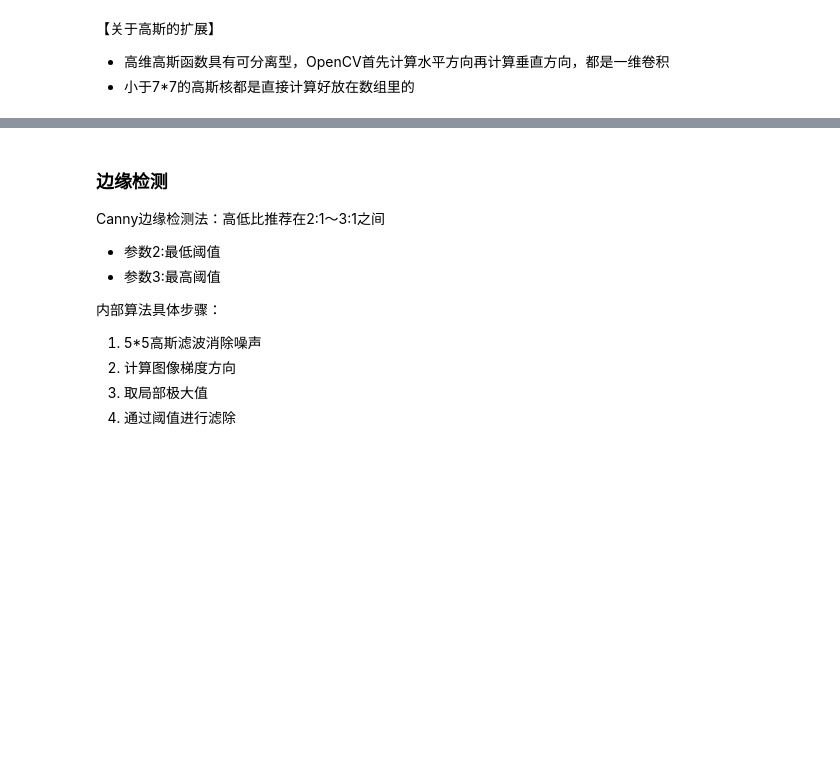
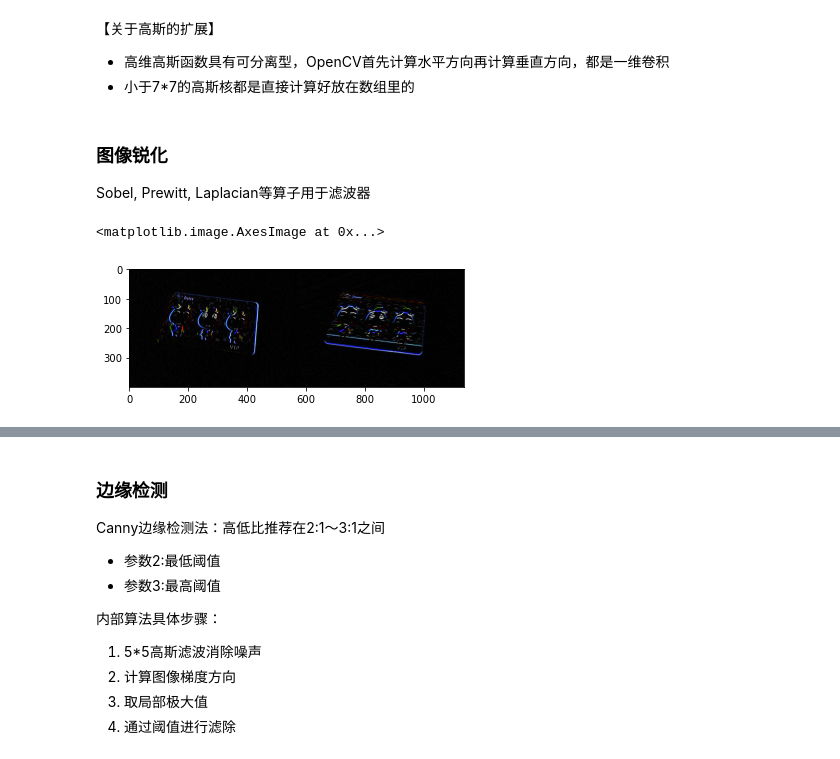
Before and after one commit to doubleZ0108/Computer-Vision-PKU, a Jupyter notebook: docs/opencv/opencv-study.ipynb, the cells around one changed output, grey strips where cells are left out. Drawn from its saved outputs; the diff is of its cells as text; code cells hidden in the pictures; blank space fills up the shorter version.

```diff
--- a/docs/opencv/opencv-study.ipynb
+++ b/docs/opencv/opencv-study.ipynb
@@ -449,3 +449,18 @@ bilateral = cv2.bilateralFilter(img, 9, 75, 75)
 【关于高斯的扩展】
 - 高维高斯函数具有可分离型，OpenCV首先计算水平方向再计算垂直方向，都是一维卷积
 - 小于7*7的高斯核都是直接计算好放在数组里的
+# %% [markdown]
+### 图像锐化
+
+Sobel, Prewitt, Laplacian等算子用于滤波器
+# %%
+img = cv2.imread('../../resources/opencv/card.jpg')
+kernel = np.array([ [-1, 0, 1],
+                    [-2, 0, 2],
+                    [-1, 0, 1]], dtype=np.float32)
+dst_v = cv2.filter2D(img, -1, kernel)       # 检测垂直边缘
+dst_h = cv2.filter2D(img, -1, kernel.T)     # 检测水平边缘
+plt.imshow(np.hstack((dst_v[:,:,::-1], dst_h[:,:,::-1])))
+# %% [output]
+<matplotlib.image.AxesImage at 0x...>
+[figure, added]
```
Also changed, not shown: parts of 11 cells of this notebook, 1 other file.
